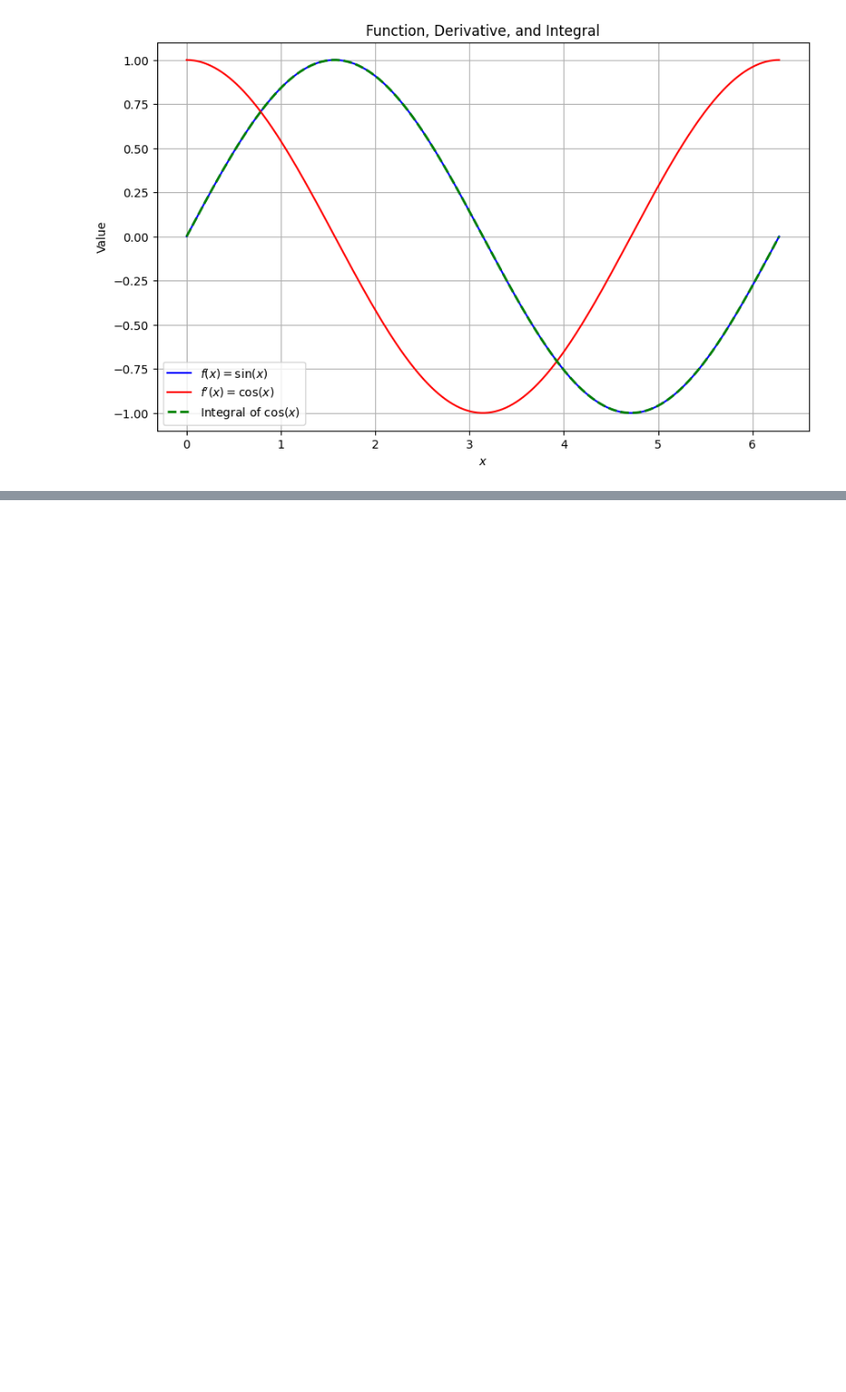
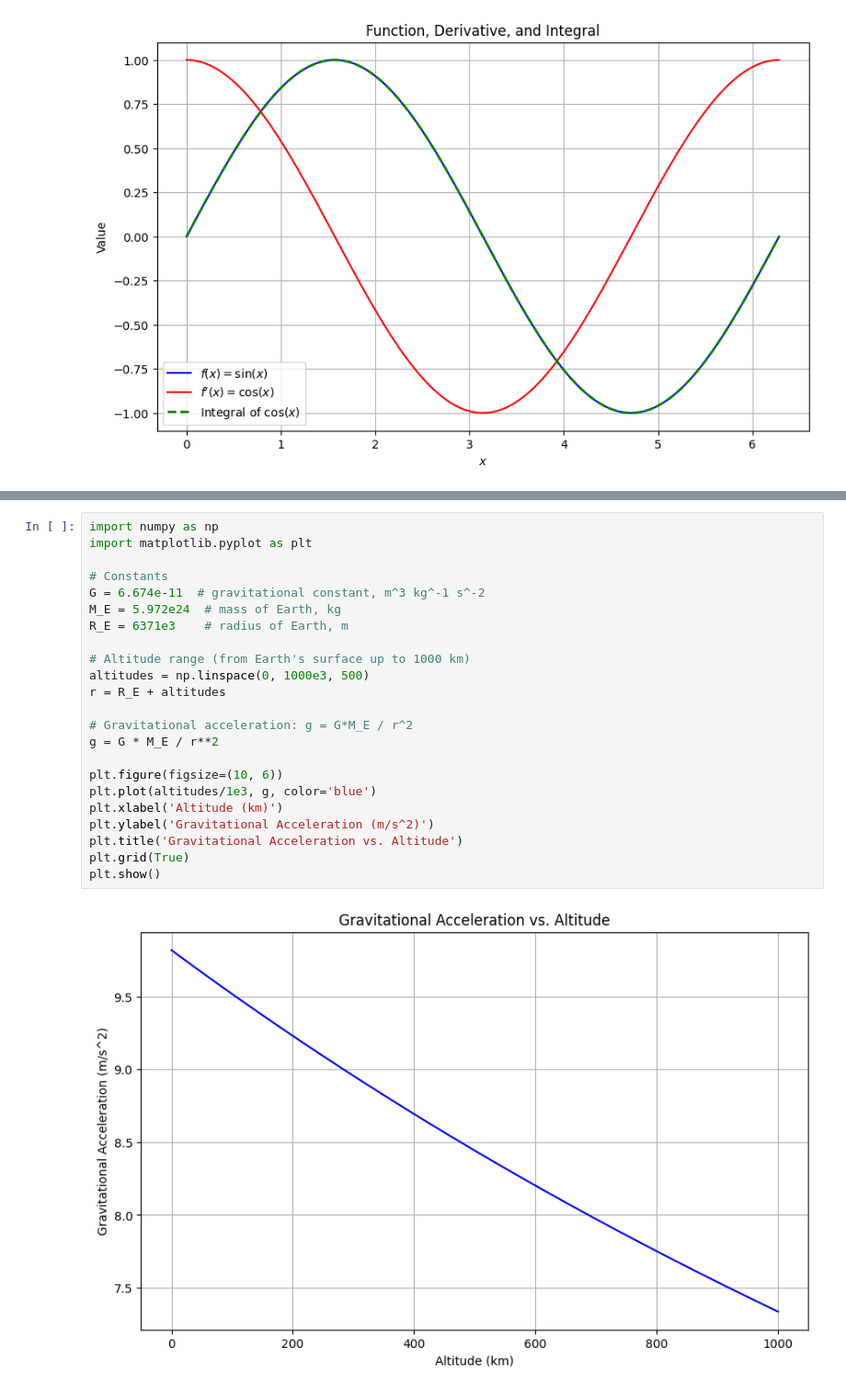
Before and after one commit to bufo333/orbital_mechanics, a Jupyter notebook: notebook.ipynb, the cells around one changed output, grey strips where cells are left out. Shown at 92% size. Saved outputs shown, nothing was run; the diff lists cells and outputs as text; blank space fills up the shorter version.

```diff
--- a/notebook.ipynb
+++ b/notebook.ipynb
@@ -1300,0 +1388,25 @@ plt.show()
+# %%
+import numpy as np
+import matplotlib.pyplot as plt
+
+# Constants
+G = 6.674e-11  # gravitational constant, m^3 kg^-1 s^-2
+M_E = 5.972e24  # mass of Earth, kg
+R_E = 6371e3    # radius of Earth, m
+
+# Altitude range (from Earth's surface up to 1000 km)
+altitudes = np.linspace(0, 1000e3, 500)
+r = R_E + altitudes
+
+# Gravitational acceleration: g = G*M_E / r^2
+g = G * M_E / r**2
+
+plt.figure(figsize=(10, 6))
+plt.plot(altitudes/1e3, g, color='blue')
+plt.xlabel('Altitude (km)')
+plt.ylabel('Gravitational Acceleration (m/s^2)')
+plt.title('Gravitational Acceleration vs. Altitude')
+plt.grid(True)
+plt.show()
+# %% [output]
+[figure, added]
```
Also changed, not shown: parts of 43 cells of this notebook.
